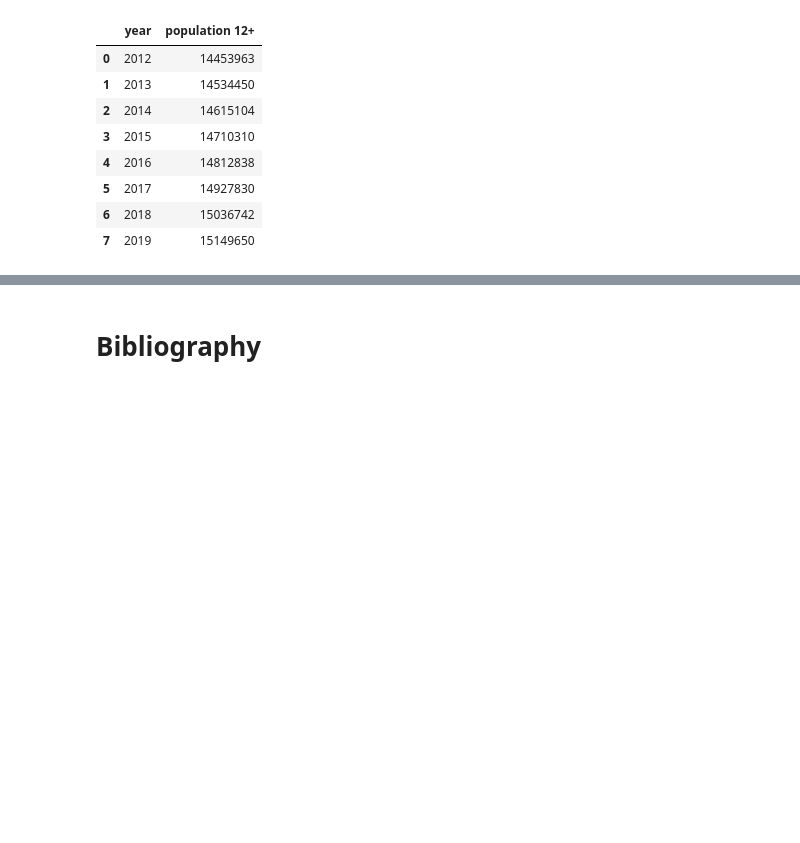
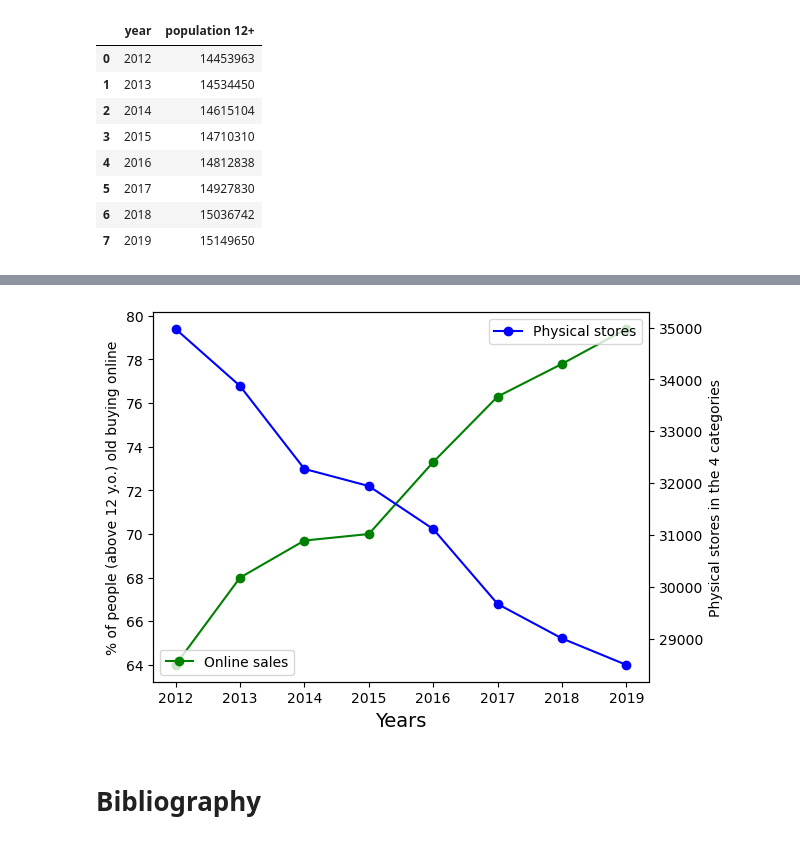
Before and after one commit to Lmolkenboer/TIL6022-project, a Jupyter notebook: project_template_new.ipynb, the cells around one changed output, grey strips where cells are left out. Drawn from its saved outputs; the diff is of its cells as text; code cells hidden in the pictures; blank space fills up the shorter version.

```diff
--- a/project_template_new.ipynb
+++ b/project_template_new.ipynb
@@ -103,3 +118,26 @@ fig.show()
+# %%
+file_path = (r"Stores_country_data.csv")
+df = pd.read_csv(file_path, delimiter=';')
+x = df['Perioden']
+y1 = df['1. Kleding of sportartikelen'] + df['2. Boeken, tijdschriften en kranten'] + df['3. Soft-/ hardware en elektronische benodig'] + df['4. Huishoudelijke goederen en apparaten']
+
+# create figure and axis objects with subplots()
+fig,ax = plt.subplots()
+# make a plot
+line1 = ax.plot(t['Totaal online aankopen'], marker="o", label = 'Online sales', color = 'g')
+ax.set_xlabel('Years',fontsize=14)
+ax.set_ylabel('% of people (above 12 y.o.) old buying online',fontsize=10)
+ax.legend(loc = 'lower left')
+
+ax2=ax.twinx()
+# make a plot with different y-axis using second axis object
+line2 = ax2.plot(x,y1,marker="o", label = 'Physical stores', color = 'b')
+ax2.set_ylabel("Physical stores in the 4 categories",fontsize=10)
+#plt.legend([ax,ax2],['label1','label2'])
+ax2.legend()
+plt.show()
+# %% [output]
+[figure, added]
 # %% [markdown]
 # Bibliography
 # %% [markdown]
```
Also changed, not shown: parts of 1 cell of this notebook.
